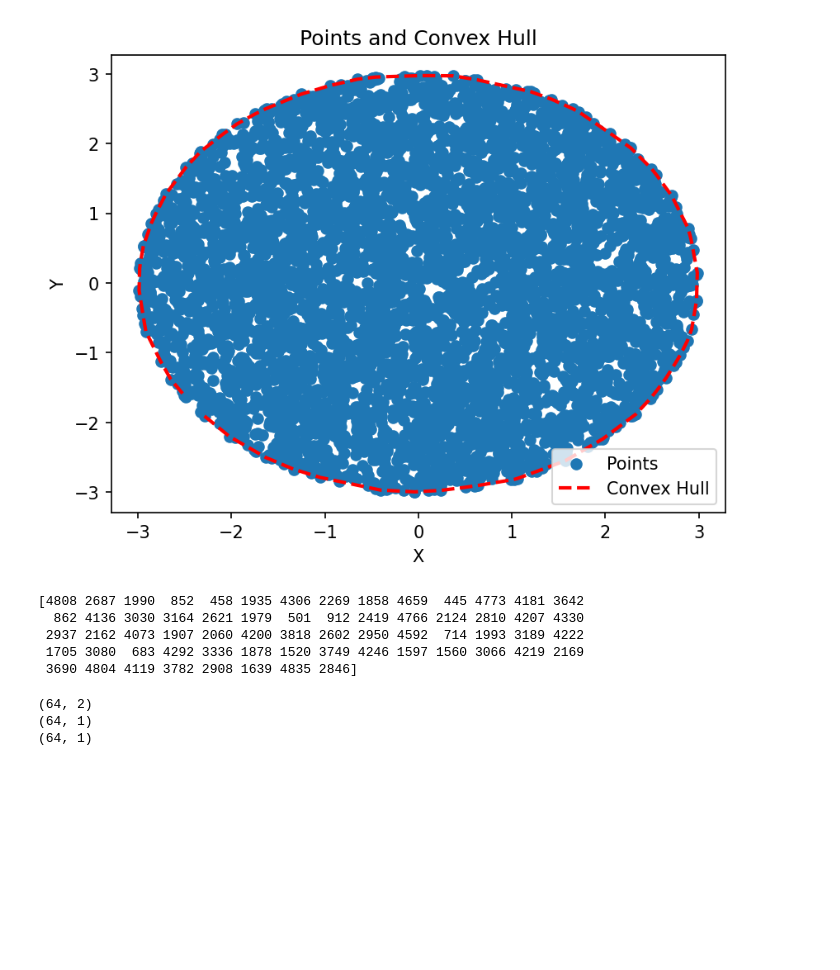
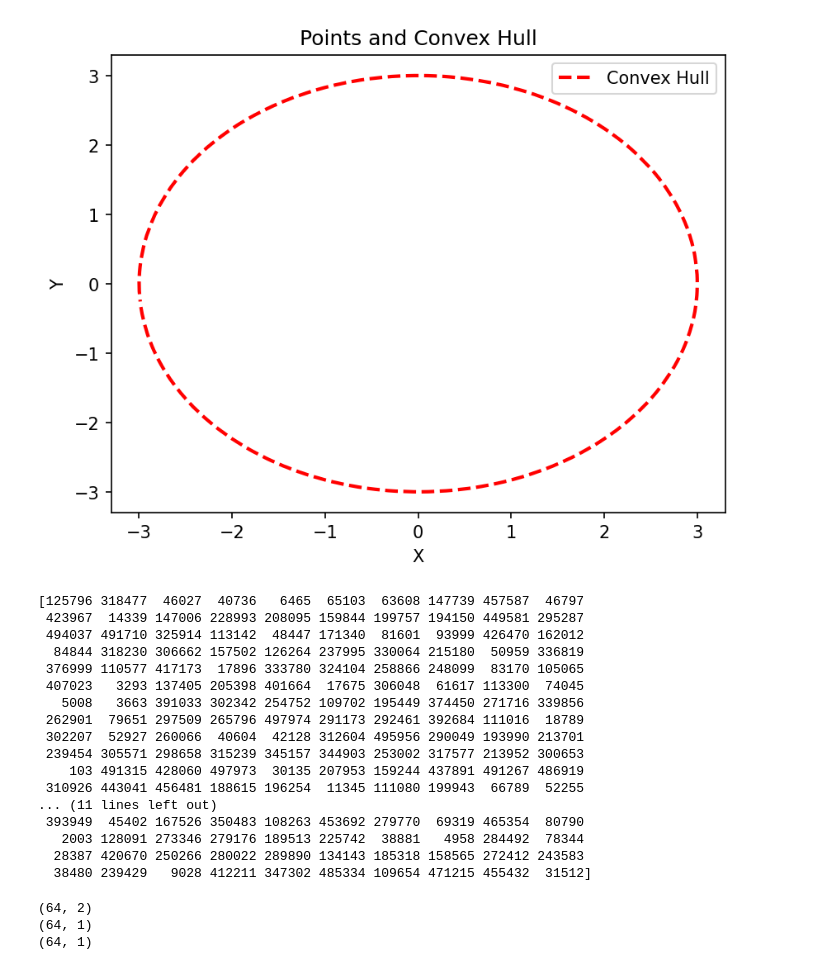
Before and after one commit to gmwendel/JunkYard, a Jupyter notebook: ConvexHull.ipynb, the cells around one changed output. Drawn from its saved outputs; the diff is of its cells as text; code cells hidden in the pictures; blank space fills up the shorter version.

```diff
--- a/ConvexHull.ipynb
+++ b/ConvexHull.ipynb
@@ -75,32 +75,44 @@ plot_ngon(points, n)
 # %%
 from scipy.spatial import ConvexHull
-points = distribute_points_in_disk(5000,3)
+points = distribute_points_in_disk(500000,3)
 
 hull = ConvexHull(points)
 
 # Compute the convex hull
 hull = ConvexHull(points)
 
 # Plot the points
-plt.scatter(points[:, 0], points[:, 1], label='Points')
+#plt.scatter(points[:, 0], points[:, 1], label='Points')
 
 # Plot the convex hull
 plt.plot(points[hull.vertices, 0], points[hull.vertices, 1], 'r--', lw=2, label='Convex Hull')
 
 # Add labels and legend
 plt.xlabel('X')
 plt.ylabel('Y')
 plt.legend()
 plt.title('Points and Convex Hull')
 plt.show()
 print(hull.vertices)
 # %% [output]
-[figure, old version]
+[figure, new version]
-[4808 2687 1990  852  458 1935 4306 2269 1858 4659  445 4773 4181 3642
-  862 4136 3030 3164 2621 1979  501  912 2419 4766 2124 2810 4207 4330
- 2937 2162 4073 1907 2060 4200 3818 2602 2950 4592  714 1993 3189 4222
- 1705 3080  683 4292 3336 1878 1520 3749 4246 1597 1560 3066 4219 2169
- 3690 4804 4119 3782 2908 1639 4835 2846]
+[125796 318477  46027  40736   6465  65103  63608 147739 457587  46797
+ 423967  14339 147006 228993 208095 159844 199757 194150 449581 295287
+ 494037 491710 325914 113142  48447 171340  81601  93999 426470 162012
+  84844 318230 306662 157502 126264 237995 330064 215180  50959 336819
+ 376999 110577 417173  17896 333780 324104 258866 248099  83170 105065
+ 407023   3293 137405 205398 401664  17675 306048  61617 113300  74045
+   5008   3663 391033 302342 254752 109702 195449 374450 271716 339856
+ 262901  79651 297509 265796 497974 291173 292461 392684 111016  18789
+ 302207  52927 260066  40604  42128 312604 495956 290049 193990 213701
+ 239454 305571 298658 315239 345157 344903 253002 317577 213952 300653
+    103 491315 428060 497973  30135 207953 159244 437891 491267 486919
+ 310926 443041 456481 188615 196254  11345 111080 199943  66789  52255
+... (11 lines left out)
+ 393949  45402 167526 350483 108263 453692 279770  69319 465354  80790
+   2003 128091 273346 279176 189513 225742  38881   4958 284492  78344
+  28387 420670 250266 280022 289890 134143 185318 158565 272412 243583
+  38480 239429   9028 412211 347302 485334 109654 471215 455432  31512]
 # %%
 def isInHull(P,hull):
     '''
```
Also changed, not shown: parts of 1 cell of this notebook, 2 other files.
